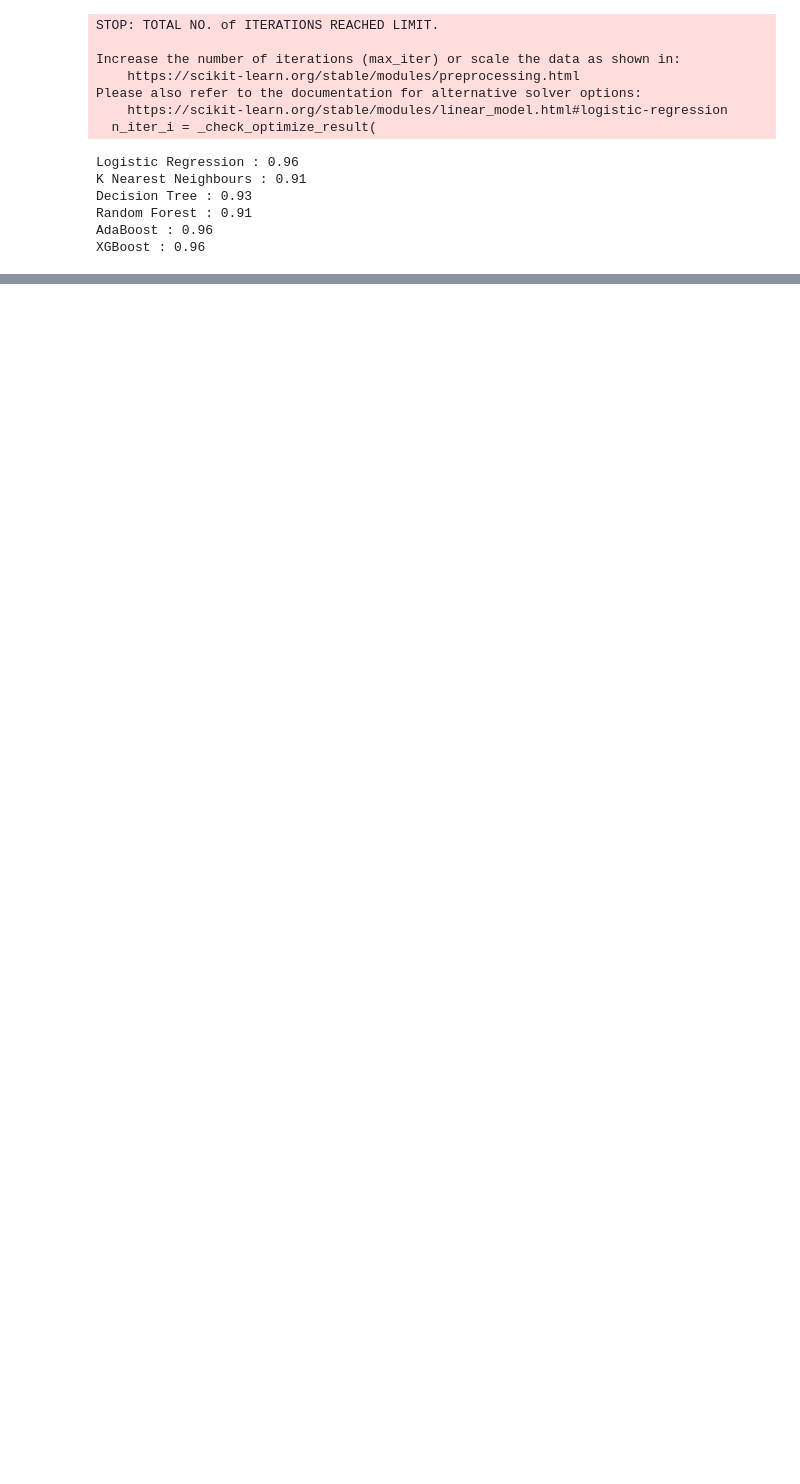
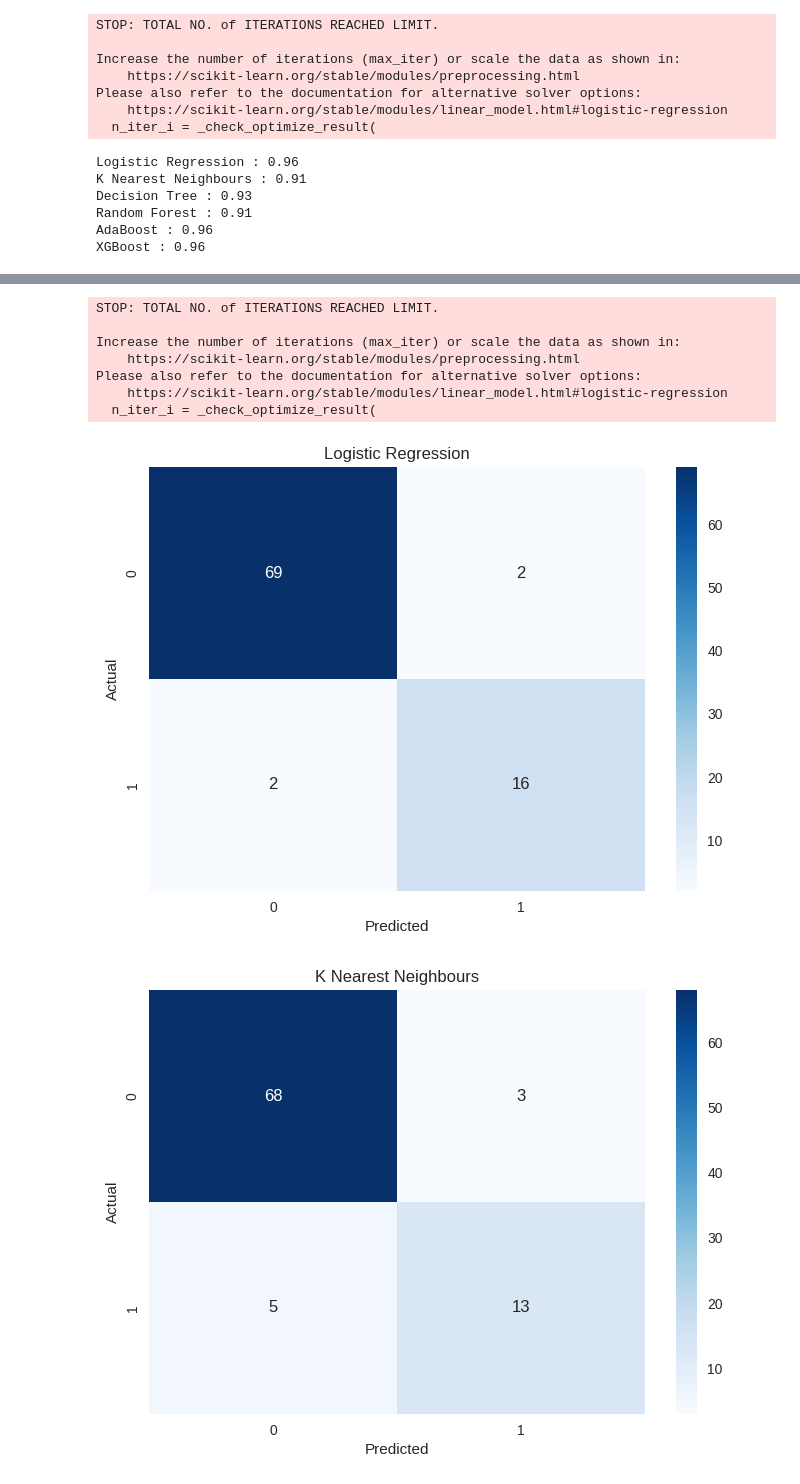
Before and after one commit to INCREDIBLE-AURNOB/Cancer-data-EDA-, a Jupyter notebook: cancer_data_prediction.ipynb, the cells around one changed output, grey strips where cells are left out. Drawn from its saved outputs; the diff is of its cells as text; code cells hidden in the pictures; blank space fills up the shorter version.

```diff
--- a/cancer_data_prediction.ipynb
+++ b/cancer_data_prediction.ipynb
@@ -364,10 +367,10 @@ Best parameters for XGBoost: {'n_estimators': 1000, 'learning_rate': 0.1}
 # %%
 lr=LogisticRegression(random_state=42)
-dt=DecisionTreeClassifier(criterion='gini',max_depth=9,min_samples_leaf=4,random_state=42)
+dt=DecisionTreeClassifier(criterion='gini',max_depth=5,min_samples_leaf=4,random_state=42)
 knn=KNeighborsClassifier(n_neighbors=9)
-rf=RandomForestClassifier(n_estimators=200,min_samples_leaf=2,random_state=42)
+rf=RandomForestClassifier(n_estimators=350,min_samples_leaf=2,random_state=42)
 ada=AdaBoostClassifier(n_estimators=100,learning_rate=1)
-xgb=XGBClassifier(n_estimators=1000,learning_rate=0.1)
+xgb=XGBClassifier(n_estimators=600,learning_rate=0.1)
 # %%
 classifiers = [('Logistic Regression', lr), ('K Nearest Neighbours', knn),
                ('Decision Tree', dt), ('Random Forest', rf), ('AdaBoost', ada),
@@ -400,0 +438,25 @@ XGBoost : 0.96
+# %%
+
+def print_confusion_matrix(classifiers, X_train, y_train, X_test, y_test):
+    for name, clf in classifiers:
+      clf.fit(X_train,y_train)
+      y_pred=clf.predict(X_test)
+      cm=confusion_matrix(y_test,y_pred)
+      ax = plt.subplot()
+      sns.heatmap(cm, annot=True, ax=ax, cmap='Blues')
+      ax.set_xlabel('Predicted')
+      ax.set_ylabel('Actual')
+      ax.set_title(name)
+      plt.show()
+
+print_confusion_matrix(classifiers, X_train, y_train, X_test, y_test)
+# %% [output]
+STOP: TOTAL NO. of ITERATIONS REACHED LIMIT.
+
+Increase the number of iterations (max_iter) or scale the data as shown in:
+    https://scikit-learn.org/stable/modules/preprocessing.html
+Please also refer to the documentation for alternative solver options:
+    https://scikit-learn.org/stable/modules/linear_model.html#logistic-regression
+  n_iter_i = _check_optimize_result(
+[figure, added]
+[figure, added]
```
Also changed, not shown: parts of 4 cells of this notebook.
